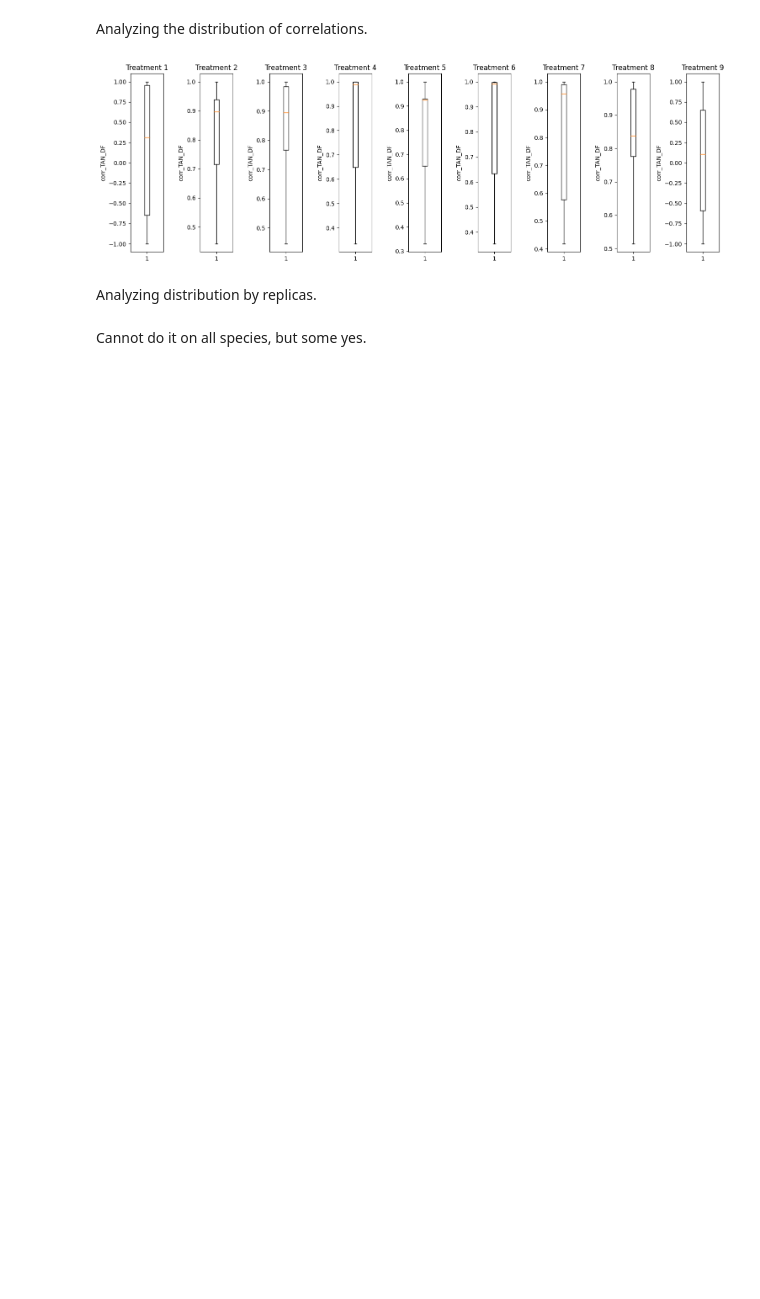
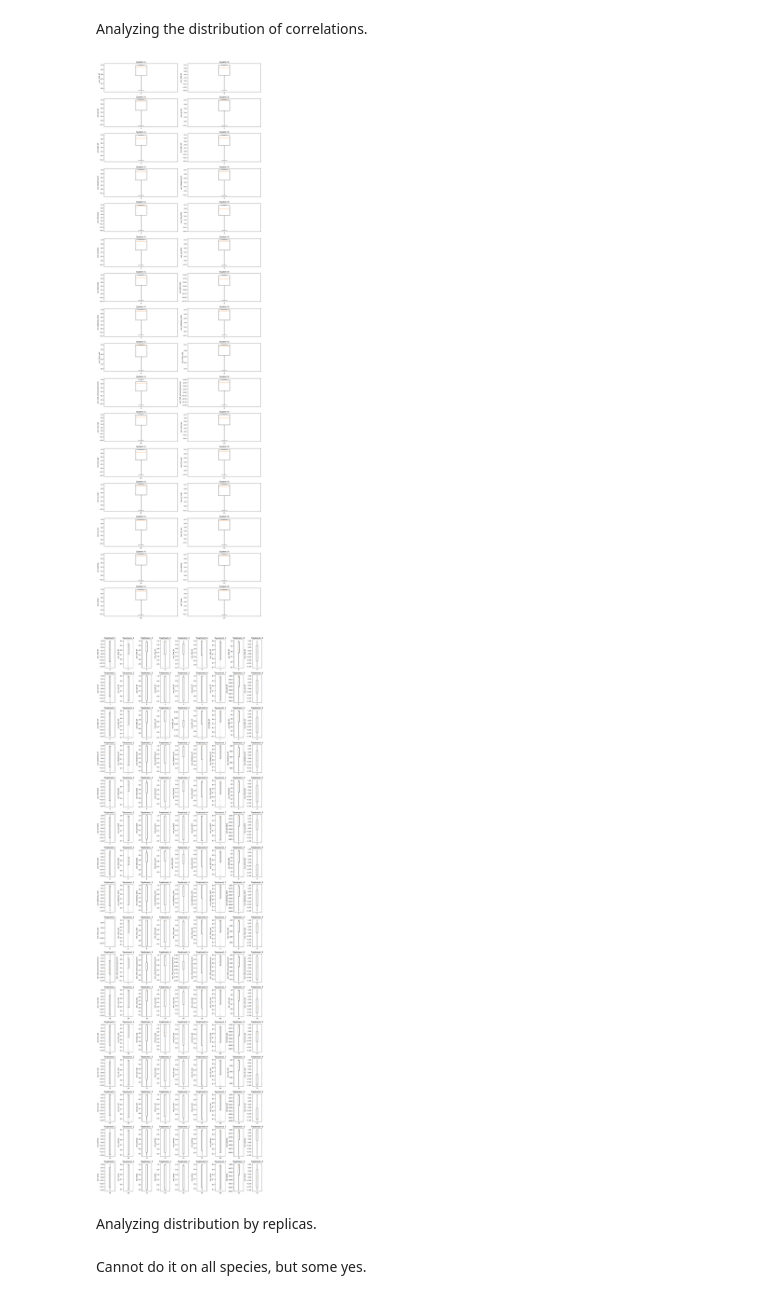
Before and after one commit to Haradai/BioBytes_Uib_Datathon2023, a Jupyter notebook: conditions&percentages&timestamp2specie.ipynb, the cells around one changed output. Cells and saved outputs as stored; diff of their text form; code cells hidden in the pictures; blank space fills up the shorter version.

```diff
--- a/conditions&percentages&timestamp2specie.ipynb
+++ b/conditions&percentages&timestamp2specie.ipynb
@@ -120 +106,4 @@ KeyboardInterrupt:
+# %%
+for col in corr_columns:
+    species_df["corr_"+col] = correlations[col]
 # %%
@@ -124,28 +129,30 @@ Analyzing the distribution of correlations.
 # %%
 import matplotlib.pyplot as plt
 # %%
-for group in ["Sytem","Treatment"]:
-    for col in corr_columns:
-        unique_treatments = species_df[group].unique()
+import matplotlib.pyplot as plt
 
-        # Create a subplot with multiple axes arranged in a grid
-        fig, axes = plt.subplots(1, len(unique_treatments), figsize=(15, 5))
+for group in ["System","Treatment"]:
+    # Create a subplot with multiple axes arranged in a grid
+    unique_groups = species_df[group].unique()
+    fig, axes = plt.subplots(len(corr_columns), len(unique_groups), figsize=(15, 50))
 
-        # Iterate through unique treatments and create box plots
-        for i, treatment in enumerate(unique_treatments):
-            ax = axes[i]
-            filtered_data = species_df[species_df[group] == treatment]["corr_"+col].dropna()
-            ax.boxplot(filtered_data, showfliers=False)
-            ax.set_ylabel("corr_"+col)
+    # Iterate through unique treatments and create box plots
+    for j, col in enumerate(corr_columns):
+        for i, treatment in enumerate(unique_groups):
+            ax = axes[j, i]  # Use the correct indexing for axes
+            filtered_data = species_df[species_df[group] == treatment]["corr_" + col].dropna()
+            ax.boxplot(filtered_data, showfliers=False, positions=[j])
+            ax.set_ylabel("corr_" + col)
             ax.set_title(f"{group}: {treatment}")
 
-        # Adjust the layout to prevent overlap
-        plt.tight_layout()
+    # Adjust the layout to prevent overlap
+    plt.tight_layout()
 
-        # Show the box plots
-        plt.show()
+    # Show the box plots
+    plt.show()
 # %% [output]
-[figure, old version]
+[figure, new version]
+[figure, added]
 # %% [markdown]
 Analyzing distribution by replicas.
 # %% [markdown]
```
Also changed, not shown: parts of 3 cells of this notebook, 8 other files.
